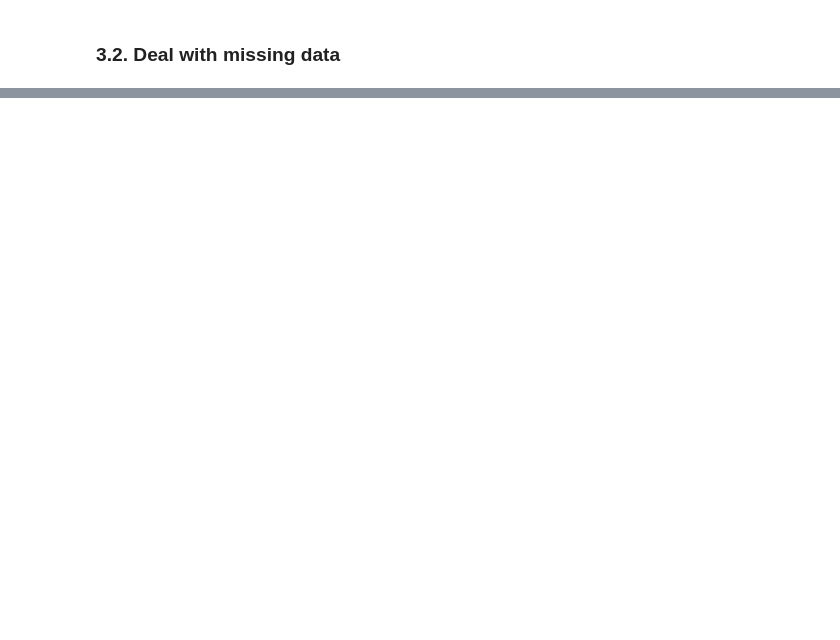
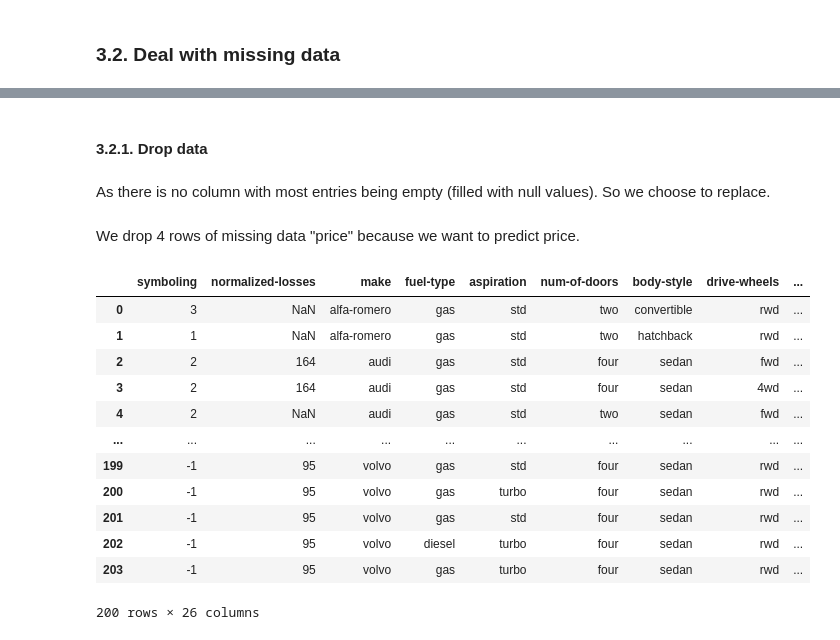
Before and after one commit to honhanbao/Data-Wrangling, a Jupyter notebook: data wrangling - Automobile Data Set.ipynb, the cells around one changed output, grey strips where cells are left out. Cells and saved outputs as stored; diff of their text form; code cells hidden in the pictures; blank space fills up the shorter version.

```diff
--- a/data wrangling - Automobile Data Set.ipynb
+++ b/data wrangling - Automobile Data Set.ipynb
@@ -106,0 +205,23 @@ df.head(5)
+# %% [markdown]
+#### 3.2.1. Drop data
+# %% [markdown]
+As there is no column with most entries being empty (filled with null values). So we choose to replace.
+# %% [markdown]
+We drop 4 rows of missing data "price" because we want to predict price.
+# %%
+df.dropna(subset=['price'], inplace=True)
+df
+# %% [output]
+|  | symboling | normalized-losses | make | fuel-type | aspiration | num-of-doors | body-style | drive-wheels | ... |
+| 0 | 3 | NaN | alfa-romero | gas | std | two | convertible | rwd | ... |
+| 1 | 1 | NaN | alfa-romero | gas | std | two | hatchback | rwd | ... |
+| 2 | 2 | 164 | audi | gas | std | four | sedan | fwd | ... |
+| 3 | 2 | 164 | audi | gas | std | four | sedan | 4wd | ... |
+| 4 | 2 | NaN | audi | gas | std | two | sedan | fwd | ... |
+| ... | ... | ... | ... | ... | ... | ... | ... | ... | ... |
+| 199 | -1 | 95 | volvo | gas | std | four | sedan | rwd | ... |
+| 200 | -1 | 95 | volvo | gas | turbo | four | sedan | rwd | ... |
+| 201 | -1 | 95 | volvo | gas | std | four | sedan | rwd | ... |
+| 202 | -1 | 95 | volvo | diesel | turbo | four | sedan | rwd | ... |
+| 203 | -1 | 95 | volvo | gas | turbo | four | sedan | rwd | ... |
+200 rows × 26 columns
```
Also changed, not shown: parts of 79 cells of this notebook.
